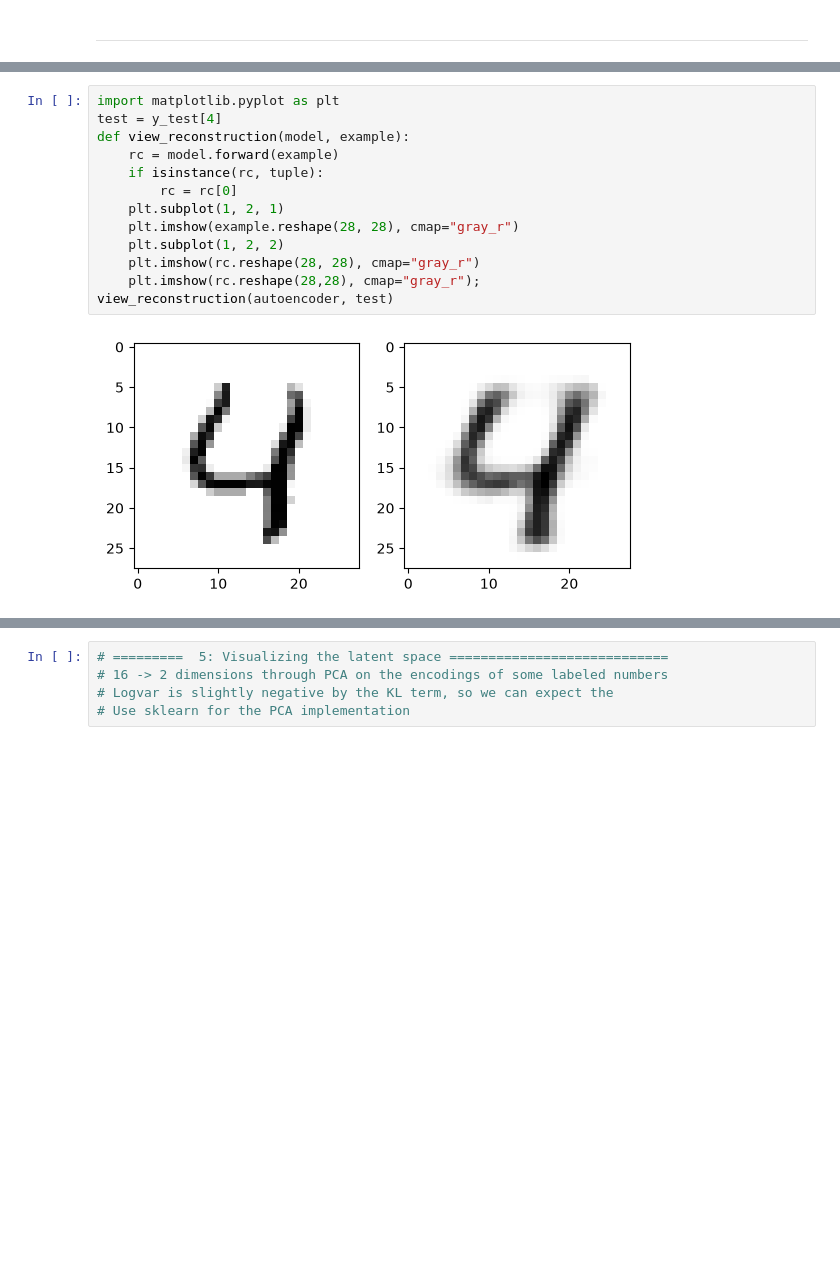
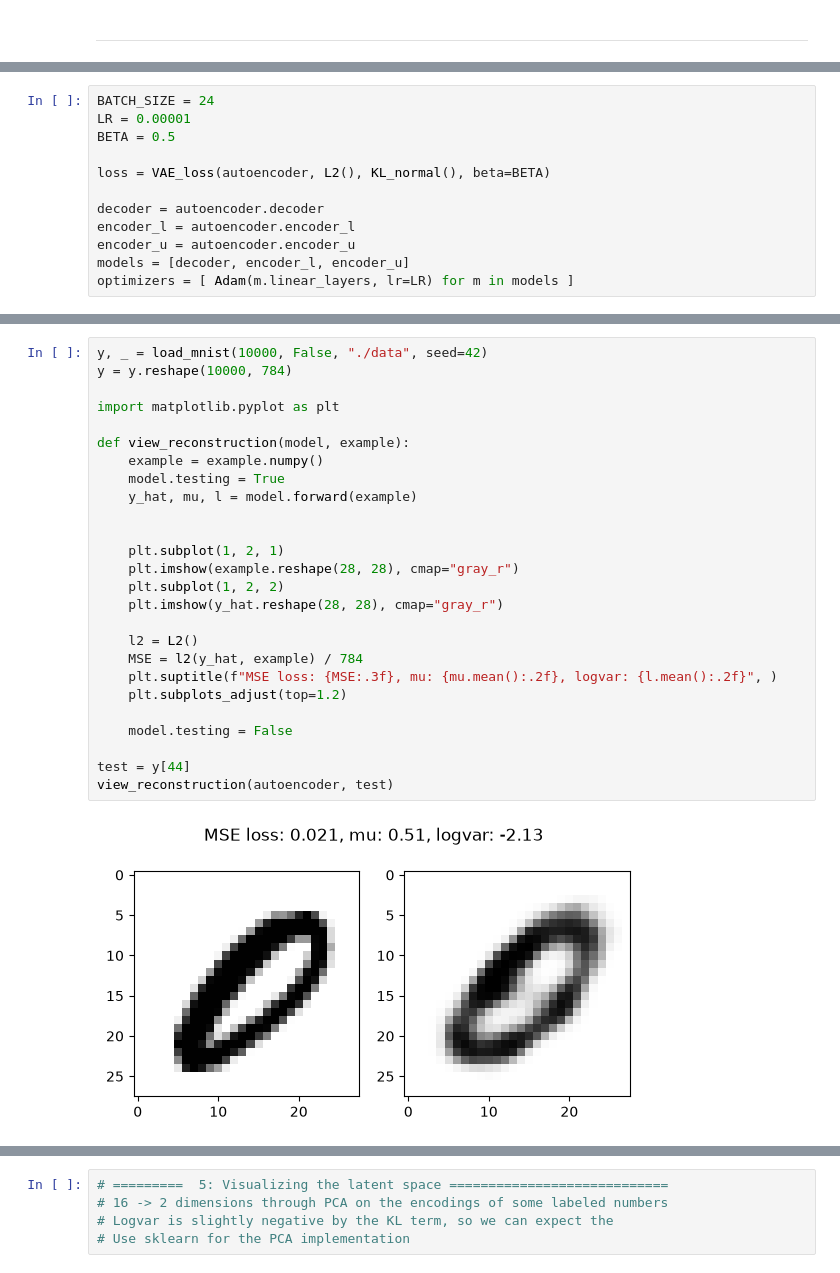
Before and after one commit to benphqm/numpy-variational-autoencoder, a Jupyter notebook: numpy-VAE.ipynb, the cells around one changed output, grey strips where cells are left out. Drawn from its saved outputs; the diff is of its cells as text; blank space fills up the shorter version.

```diff
--- a/numpy-VAE.ipynb
+++ b/numpy-VAE.ipynb
@@ -445 +417,13 @@ optimizers = [
+# %%
+BATCH_SIZE = 24
+LR = 0.00001
+BETA = 0.5
+
+loss = VAE_loss(autoencoder, L2(), KL_normal(), beta=BETA)
+
+decoder = autoencoder.decoder
+encoder_l = autoencoder.encoder_l
+encoder_u = autoencoder.encoder_u
+models = [decoder, encoder_l, encoder_u]
+optimizers = [ Adam(m.linear_layers, lr=LR) for m in models ]
 # %%
@@ -477,15 +487,28 @@ for batch_idx, i in pbar: #per-batch
 # %%
+y, _ = load_mnist(10000, False, "./data", seed=42)
+y = y.reshape(10000, 784)
+
 import matplotlib.pyplot as plt
-test = y_test[4]
+
 def view_reconstruction(model, example):
-    rc = model.forward(example)
-    if isinstance(rc, tuple):
-        rc = rc[0]
+    example = example.numpy()
+    model.testing = True
+    y_hat, mu, l = model.forward(example)
+
+
     plt.subplot(1, 2, 1)
     plt.imshow(example.reshape(28, 28), cmap="gray_r")
     plt.subplot(1, 2, 2)
-    plt.imshow(rc.reshape(28, 28), cmap="gray_r")
-    plt.imshow(rc.reshape(28,28), cmap="gray_r");
+    plt.imshow(y_hat.reshape(28, 28), cmap="gray_r")
+
+    l2 = L2()
+    MSE = l2(y_hat, example) / 784
+    plt.suptitle(f"MSE loss: {MSE:.3f}, mu: {mu.mean():.2f}, logvar: {l.mean():.2f}", )
+    plt.subplots_adjust(top=1.2)
+
+    model.testing = False
+
+test = y[44]
 view_reconstruction(autoencoder, test)
 # %% [output]
-[figure, old version]
+[figure, new version]
```
Also changed, not shown: parts of 22 cells of this notebook, 11 other files.
